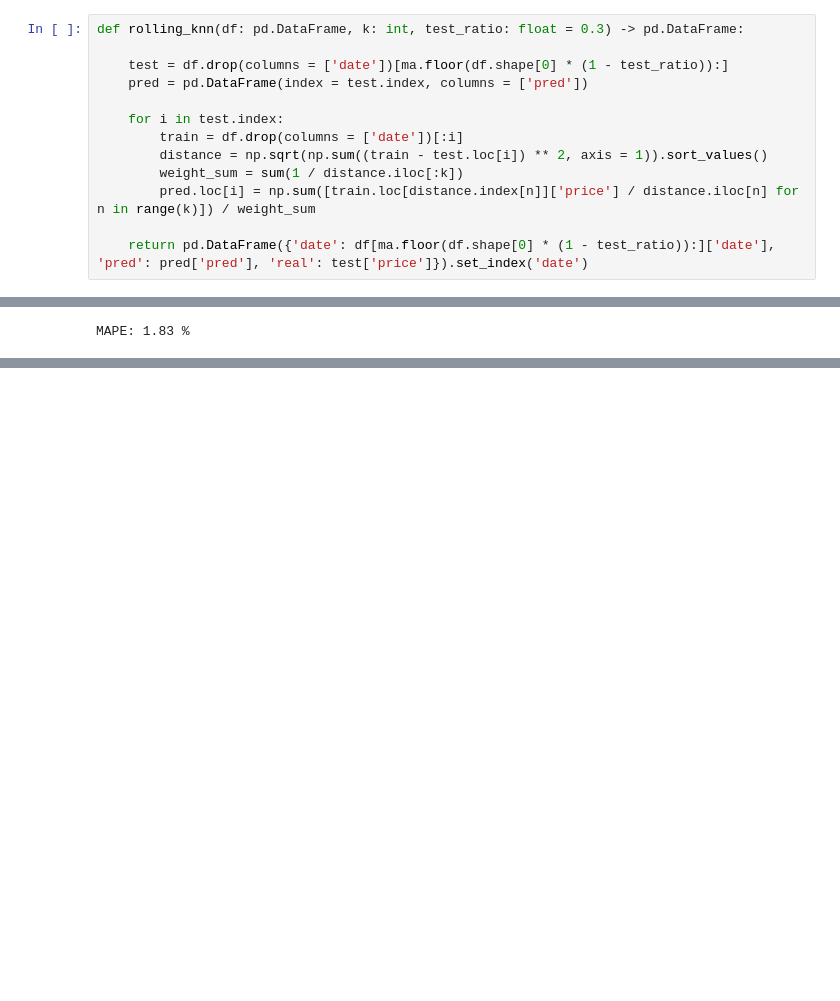
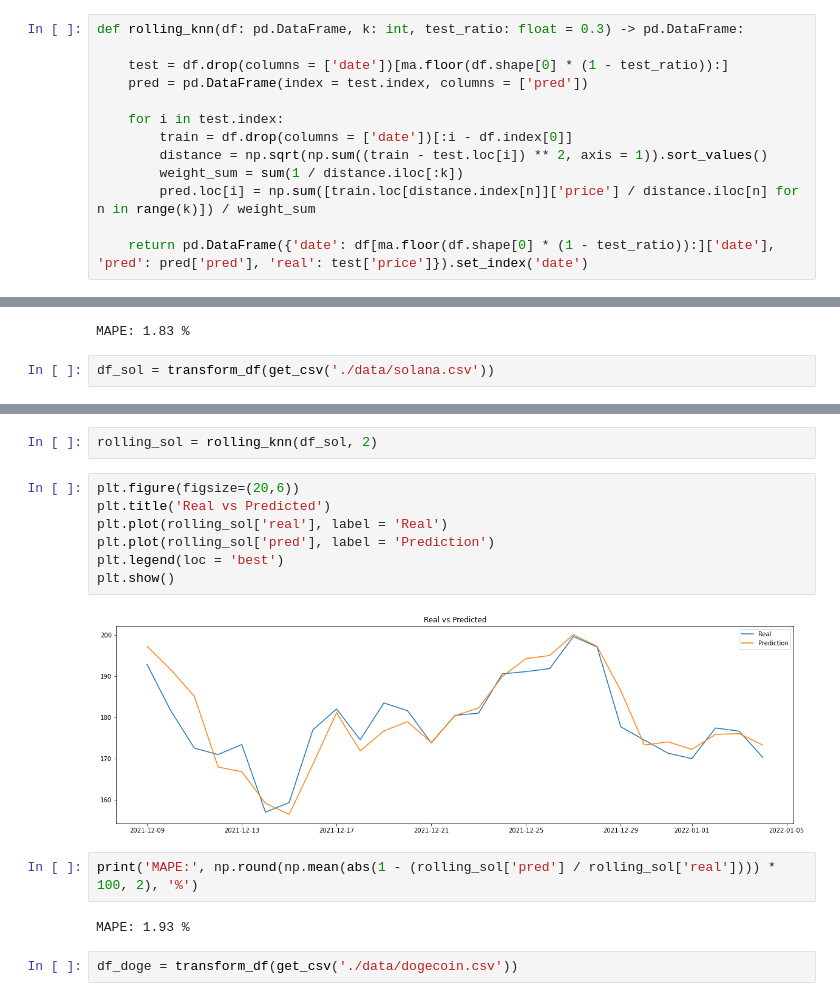
Before and after one commit to nabebako/Crypto-Price-Prediction-Model, a Jupyter notebook: knn-regression.ipynb, the cells around one changed output, grey strips where cells are left out. Cells and saved outputs as stored; diff of their text form; blank space fills up the shorter version.

Commit message:
did knn on doge and sol

```diff
--- a/knn-regression.ipynb
+++ b/knn-regression.ipynb
@@ -89,7 +89,7 @@ def rolling_knn(df: pd.DataFrame, k: int, test_ratio: float = 0.3) -> pd.DataFra
     pred = pd.DataFrame(index = test.index, columns = ['pred'])
 
     for i in test.index:
-        train = df.drop(columns = ['date'])[:i]
+        train = df.drop(columns = ['date'])[:i - df.index[0]]
         distance = np.sqrt(np.sum((train - test.loc[i]) ** 2, axis = 1)).sort_values()
         weight_sum = sum(1 / distance.iloc[:k])
         pred.loc[i] = np.sum([train.loc[distance.index[n]]['price'] / distance.iloc[n] for n in range(k)]) / weight_sum
@@ -180,3 +186,5 @@ plt.show()
 print('MAPE:', np.round(np.mean(abs(1 - (pred_eth['pred'] / pred_eth['real']))) * 100, 2), '%')
 # %% [output]
 MAPE: 1.83 %
+# %%
+df_sol = transform_df(get_csv('./data/solana.csv'))
@@ -182,0 +205,17 @@ MAPE: 1.83 %
+# %%
+rolling_sol = rolling_knn(df_sol, 2)
+# %%
+plt.figure(figsize=(20,6))
+plt.title('Real vs Predicted')
+plt.plot(rolling_sol['real'], label = 'Real')
+plt.plot(rolling_sol['pred'], label = 'Prediction')
+plt.legend(loc = 'best')
+plt.show()
+# %% [output]
+[figure, added]
+# %%
+print('MAPE:', np.round(np.mean(abs(1 - (rolling_sol['pred'] / rolling_sol['real']))) * 100, 2), '%')
+# %% [output]
+MAPE: 1.93 %
+# %%
+df_doge = transform_df(get_csv('./data/dogecoin.csv'))
```
Also changed, not shown: parts of 9 cells of this notebook.
